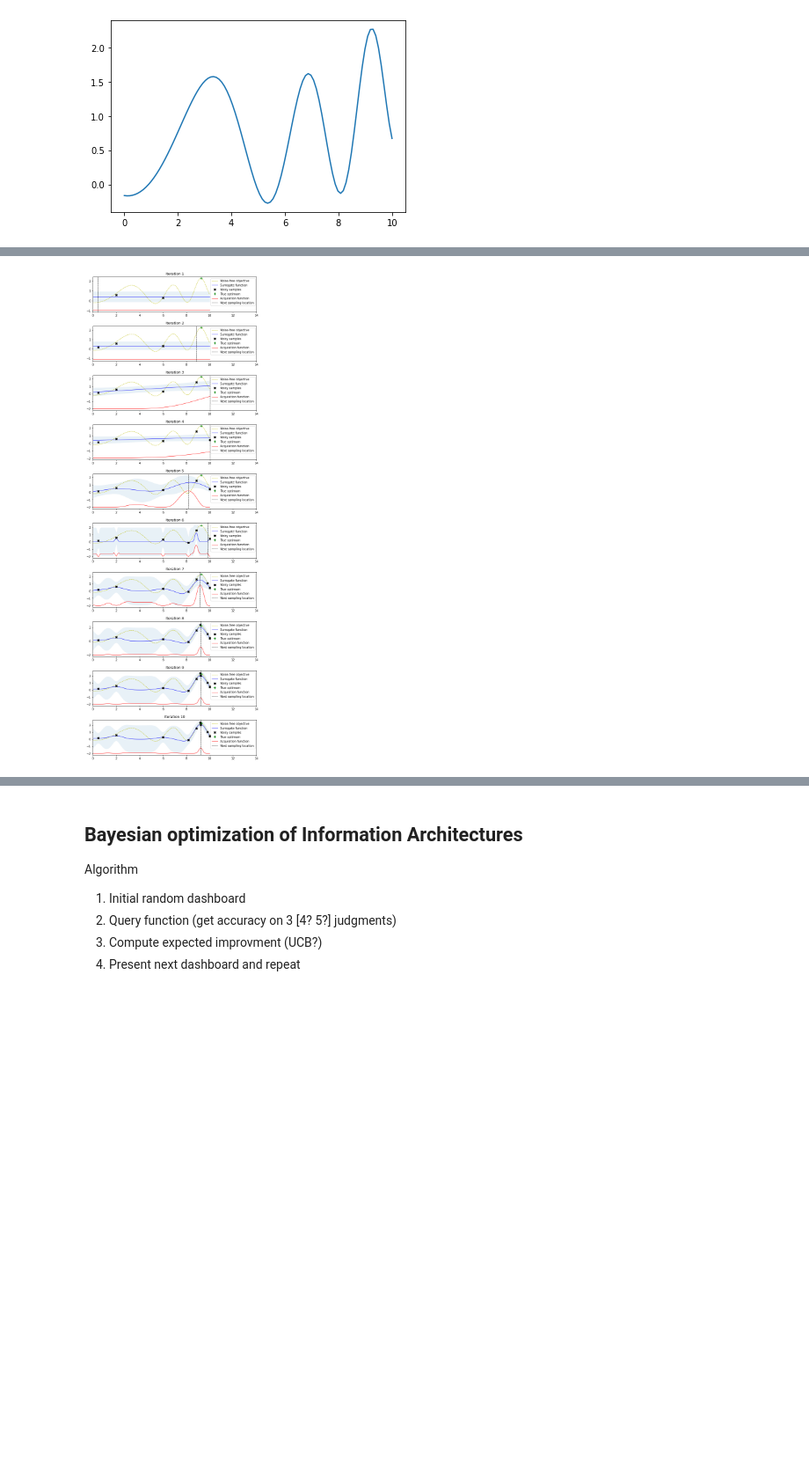
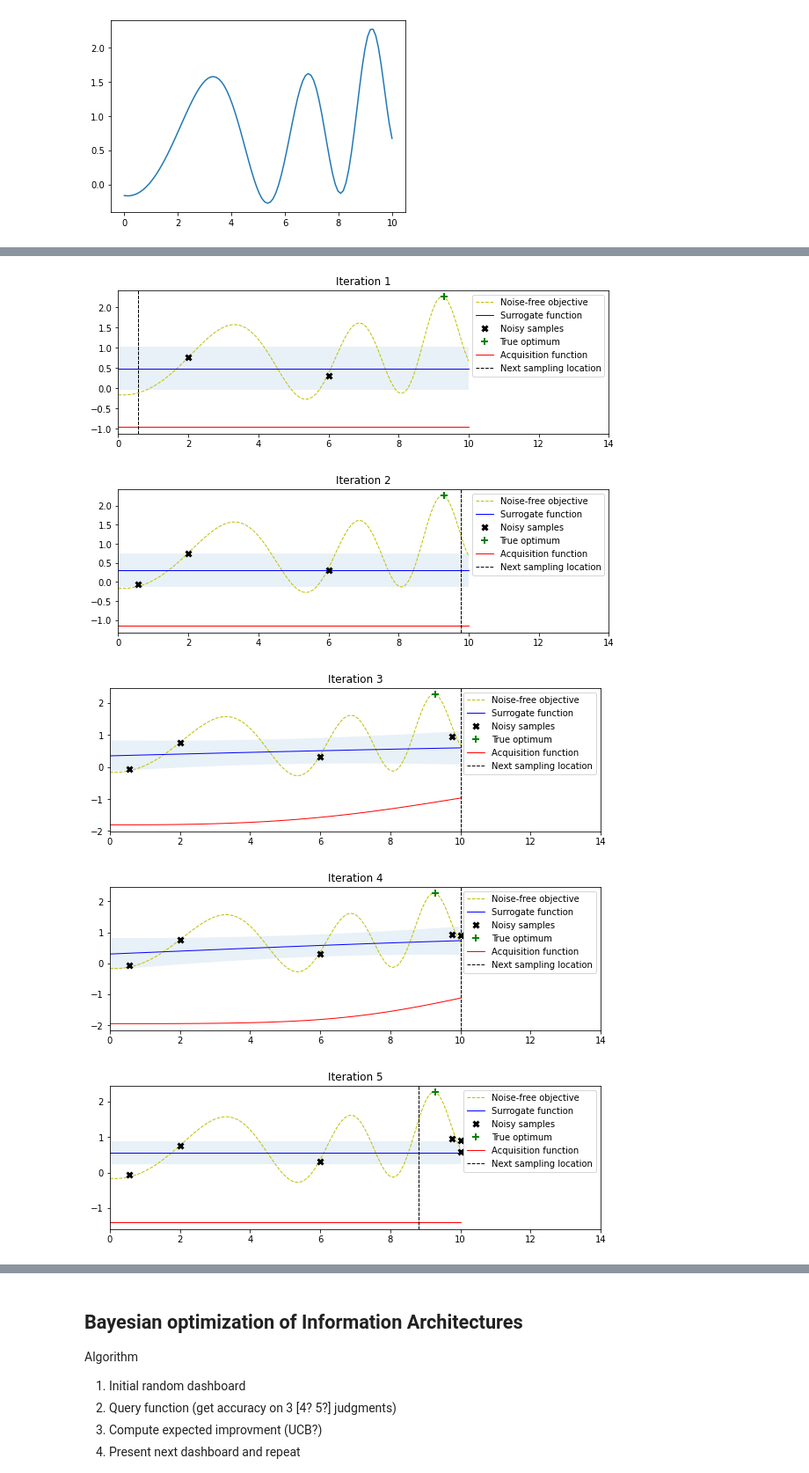
Before and after one commit to benlevyx/interpretable-ml, a Jupyter notebook: notebooks/bayes_opt.ipynb, the cells around one changed output, grey strips where cells are left out. Shown at 88% size. Saved outputs shown, nothing was run; the diff lists cells and outputs as text; code cells hidden in the pictures; blank space fills up the shorter version.

```diff
--- a/notebooks/bayes_opt.ipynb
+++ b/notebooks/bayes_opt.ipynb
@@ -54,33 +54,39 @@ plt.scatter(X_init, Y_init, color='r')
 # %%
 rbf = RBF(length_scale=1.)
 gpr = GaussianProcessRegressor(kernel=rbf, alpha=(sigma * 2)**2)
 
 n_iter = 10
-plt.figure(figsize=(22, n_iter * 3))
-plt.subplots_adjust(hspace=.4)
+# plt.subplots_adjust(hspace=.4)
 
 y_true = f(xs, sigma=0)
 X_samp, Y_samp = X_init, Y_init
 
 for i in range(n_iter):
     gpr.fit(X_samp, Y_samp)
     X_next = bo.propose_next(bo.expected_improvement,
                              X_samp,
                              Y_samp,
                              gpr,
                              bounds)
     Y_next = f(X_next, sigma=sigma)
 
-    plt.subplot(n_iter, 2, 2 * i + 1)
+#     plt.subplot(n_iter, 2, 2 * i + 1)
+    plt.figure(figsize=(10, 3))
     plotting.plot_approximation(gpr, xs, y_true, X_samp, Y_samp, X_next)
 #     plt.subplot(n_iter, 2, 2 * i + 2)
     plotting.plot_acquisition(xs, 10 * bo.expected_improvement(xs, X_samp, Y_samp, gpr) - 2, X_next)
     plt.title(f"Iteration {i + 1}")
     plt.xlim(0, xs.max() + 4)
     plt.legend()
+    plt.savefig(f'../figs/bayes_opt_ex_gif/iter{i}')
+    plt.show()
 
     X_samp = np.vstack((X_samp, X_next))
     Y_samp = np.vstack((Y_samp, Y_next))
 plt.show()
 # %% [output]
-[figure, old version]
+[figure, new version]
+[figure, added]
+[figure, added]
+[figure, added]
+[figure, added]
```
Also changed, not shown: parts of 11 cells of this notebook, 4 other files.
